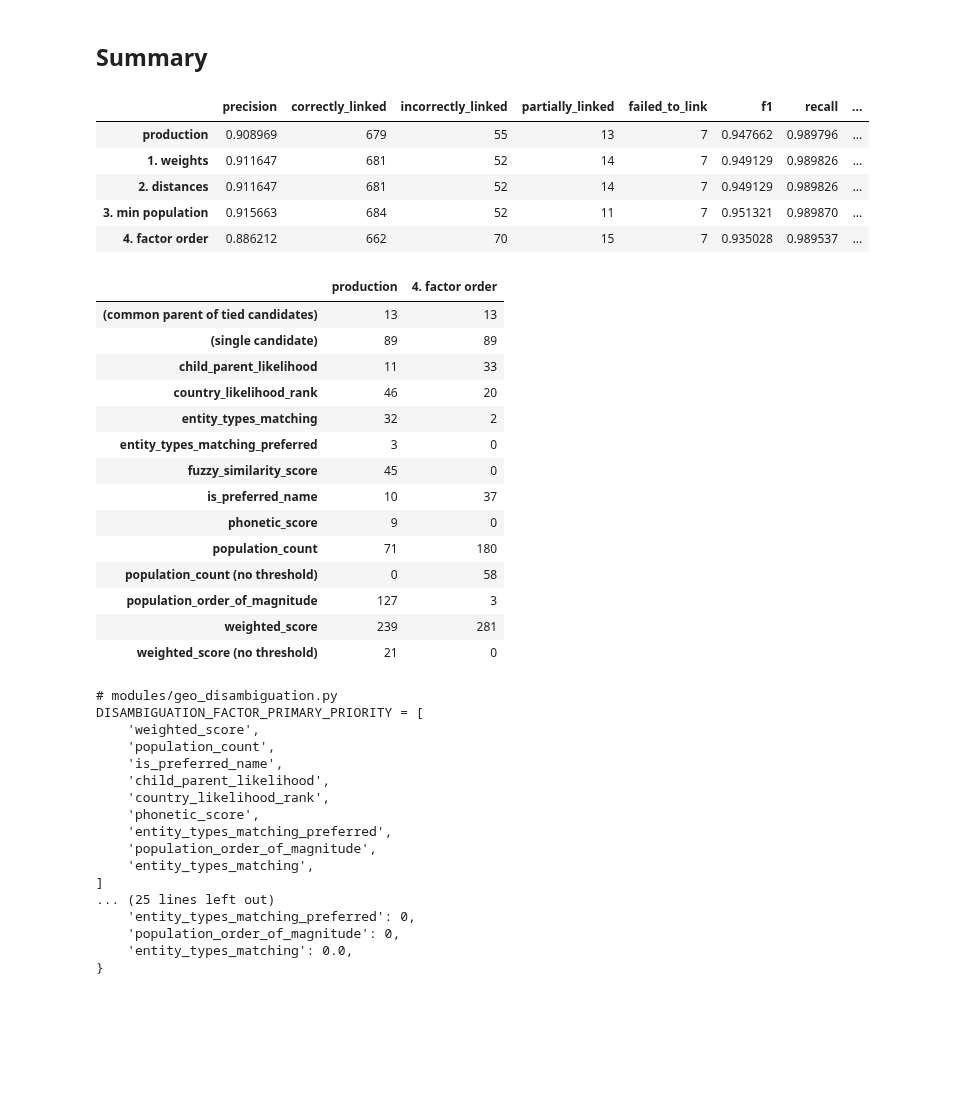
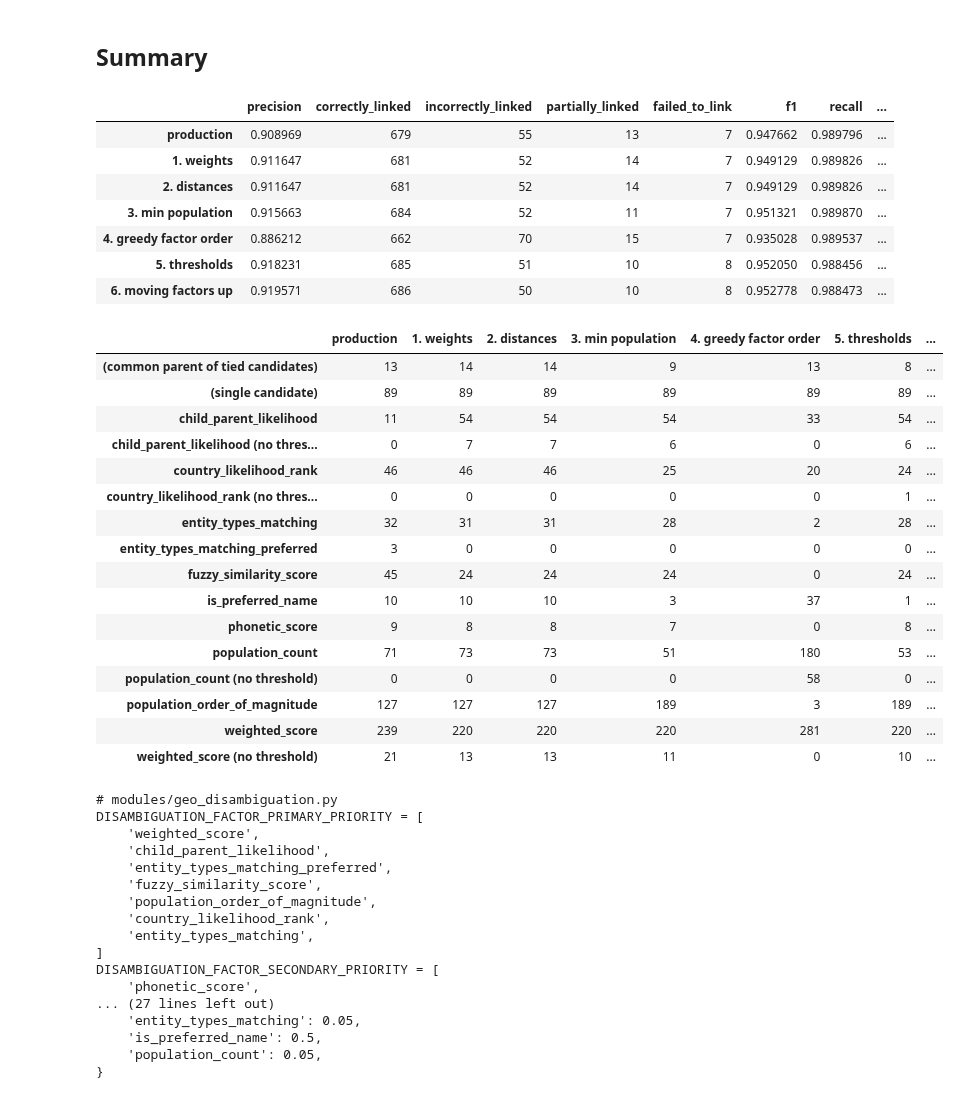
Before and after one commit to ISE-FIZKarlsruhe/bzk-address-parsing, a Jupyter notebook: disambiguation_optimization.ipynb, the cells around one changed output. Cells and saved outputs as stored; diff of their text form; code cells hidden in the pictures; blank space fills up the shorter version.

Commit message:
Add a separate factor order optimization

```diff
--- a/disambiguation_optimization.ipynb
+++ b/disambiguation_optimization.ipynb
@@ -291,0 +378,2 @@ opt.display_greedy_steps(order_search, top=5)
+# %%
+after_thresholds = threshold_search.best_config
@@ -291,0 +388,3 @@ opt.display_greedy_steps(order_search, top=5)
+# %%
+order_mutation = opt.move_factors_up(evaluator, after_thresholds)
+order_mutation.summary
@@ -292,3 +471,5 @@ opt.display_greedy_steps(order_search, top=5)
+# %%
+after_order_mutation = order_mutation.best_config
 # %% [markdown]
 ## Summary
 # %%
@@ -297,7 +478,9 @@ stage_configs = {
     "1. weights": after_weights,
     "2. distances": after_distances,
     "3. min population": after_population,
-    "4. factor order": order_search.best_config,
+    "4. greedy factor order": order_search.best_config,
+    "5. thresholds": after_thresholds,
+    "6. moving factors up": after_order_mutation,
 }
 opt.compare_stages(evaluator, stage_configs)
 # %% [output]
@@ -306,42 +489,46 @@ opt.compare_stages(evaluator, stage_configs)
 | 1. weights | 0.911647 | 681 | 52 | 14 | 7 | 0.949129 | 0.989826 | ... |
 | 2. distances | 0.911647 | 681 | 52 | 14 | 7 | 0.949129 | 0.989826 | ... |
 | 3. min population | 0.915663 | 684 | 52 | 11 | 7 | 0.951321 | 0.989870 | ... |
-| 4. factor order | 0.886212 | 662 | 70 | 15 | 7 | 0.935028 | 0.989537 | ... |
+| 4. greedy factor order | 0.886212 | 662 | 70 | 15 | 7 | 0.935028 | 0.989537 | ... |
+| 5. thresholds | 0.918231 | 685 | 51 | 10 | 8 | 0.952050 | 0.988456 | ... |
+| 6. moving factors up | 0.919571 | 686 | 50 | 10 | 8 | 0.952778 | 0.988473 | ... |
 # %%
-opt.deciding_factor_counts(evaluator, {name: stage_configs[name] for name in ["production", "4. factor order"]})
+opt.deciding_factor_counts(evaluator, stage_configs)
 # %% [output]
-|  | production | 4. factor order |
-| (common parent of tied candidates) | 13 | 13 |
-| (single candidate) | 89 | 89 |
-| child_parent_likelihood | 11 | 33 |
-| country_likelihood_rank | 46 | 20 |
-| entity_types_matching | 32 | 2 |
-| entity_types_matching_preferred | 3 | 0 |
-| fuzzy_similarity_score | 45 | 0 |
-| is_preferred_name | 10 | 37 |
-| phonetic_score | 9 | 0 |
-| population_count | 71 | 180 |
-| population_count (no threshold) | 0 | 58 |
-| population_order_of_magnitude | 127 | 3 |
-| weighted_score | 239 | 281 |
-| weighted_score (no threshold) | 21 | 0 |
+|  | production | 1. weights | 2. distances | 3. min population | 4. greedy factor order | 5. thresholds | ... |
+| (common parent of tied candidates) | 13 | 14 | 14 | 9 | 13 | 8 | ... |
+| (single candidate) | 89 | 89 | 89 | 89 | 89 | 89 | ... |
+| child_parent_likelihood | 11 | 54 | 54 | 54 | 33 | 54 | ... |
+| child_parent_likelihood (no thres... | 0 | 7 | 7 | 6 | 0 | 6 | ... |
+| country_likelihood_rank | 46 | 46 | 46 | 25 | 20 | 24 | ... |
+| country_likelihood_rank (no thres... | 0 | 0 | 0 | 0 | 0 | 1 | ... |
+| entity_types_matching | 32 | 31 | 31 | 28 | 2 | 28 | ... |
+| entity_types_matching_preferred | 3 | 0 | 0 | 0 | 0 | 0 | ... |
+| fuzzy_similarity_score | 45 | 24 | 24 | 24 | 0 | 24 | ... |
+| is_preferred_name | 10 | 10 | 10 | 3 | 37 | 1 | ... |
+| phonetic_score | 9 | 8 | 8 | 7 | 0 | 8 | ... |
+| population_count | 71 | 73 | 73 | 51 | 180 | 53 | ... |
+| population_count (no threshold) | 0 | 0 | 0 | 0 | 58 | 0 | ... |
+| population_order_of_magnitude | 127 | 127 | 127 | 189 | 3 | 189 | ... |
+| weighted_score | 239 | 220 | 220 | 220 | 281 | 220 | ... |
+| weighted_score (no threshold) | 21 | 13 | 13 | 11 | 0 | 10 | ... |
 # %%
-print(opt.describe_config(order_search.best_config))
+print(opt.describe_config(after_order_mutation))
 # %% [output]
 # modules/geo_disambiguation.py
 DISAMBIGUATION_FACTOR_PRIMARY_PRIORITY = [
     'weighted_score',
-    'population_count',
-    'is_preferred_name',
     'child_parent_likelihood',
+    'entity_types_matching_preferred',
+    'fuzzy_similarity_score',
+    'population_order_of_magnitude',
     'country_likelihood_rank',
-    'phonetic_score',
-    'entity_types_matching_preferred',
-    'population_order_of_magnitude',
     'entity_types_matching',
 ]
-... (25 lines left out)
-    'entity_types_matching_preferred': 0,
-    'population_order_of_magnitude': 0,
-    'entity_types_matching': 0.0,
+DISAMBIGUATION_FACTOR_SECONDARY_PRIORITY = [
+    'phonetic_score',
+... (27 lines left out)
+    'entity_types_matching': 0.05,
+    'is_preferred_name': 0.5,
+    'population_count': 0.05,
 }
```
Also changed, not shown: parts of 11 cells of this notebook, 1 other file.
